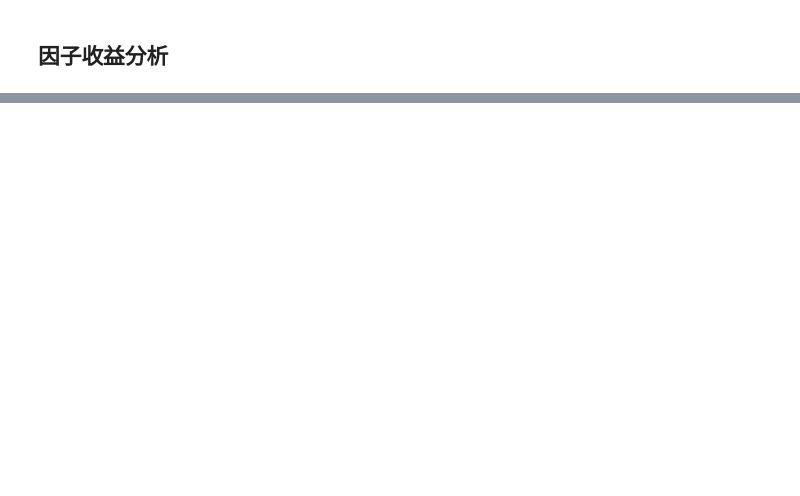
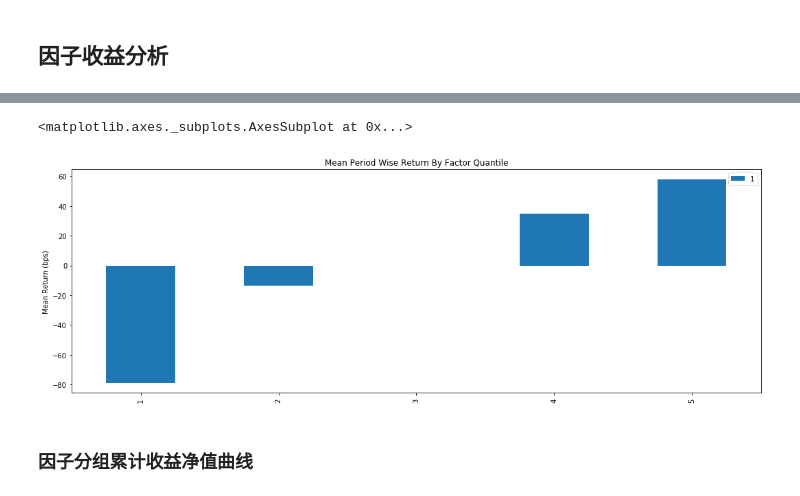
Before and after one commit to rafs/MultiFactor, a Jupyter notebook: src/factors/APM.ipynb, the cells around one changed output, grey strips where cells are left out. Saved outputs shown, nothing was run; the diff lists cells and outputs as text; code cells hidden in the pictures; blank space fills up the shorter version.

```diff
--- a/src/factors/APM.ipynb
+++ b/src/factors/APM.ipynb
@@ -691,0 +798,5 @@ Dropped 2.3% entries from factor data (2.3% after in forward returns computation
+# %%
+alphalens.plotting.plot_quantile_returns_bar(mean_return_by_q_demeaned)
+# %% [output]
+<matplotlib.axes._subplots.AxesSubplot at 0x...>
+[figure, added]
@@ -691,0 +811,2 @@ Dropped 2.3% entries from factor data (2.3% after in forward returns computation
+# %% [markdown]
+### 因子分组累计收益净值曲线
```
Also changed, not shown: parts of 37 cells of this notebook, 5 other files.
